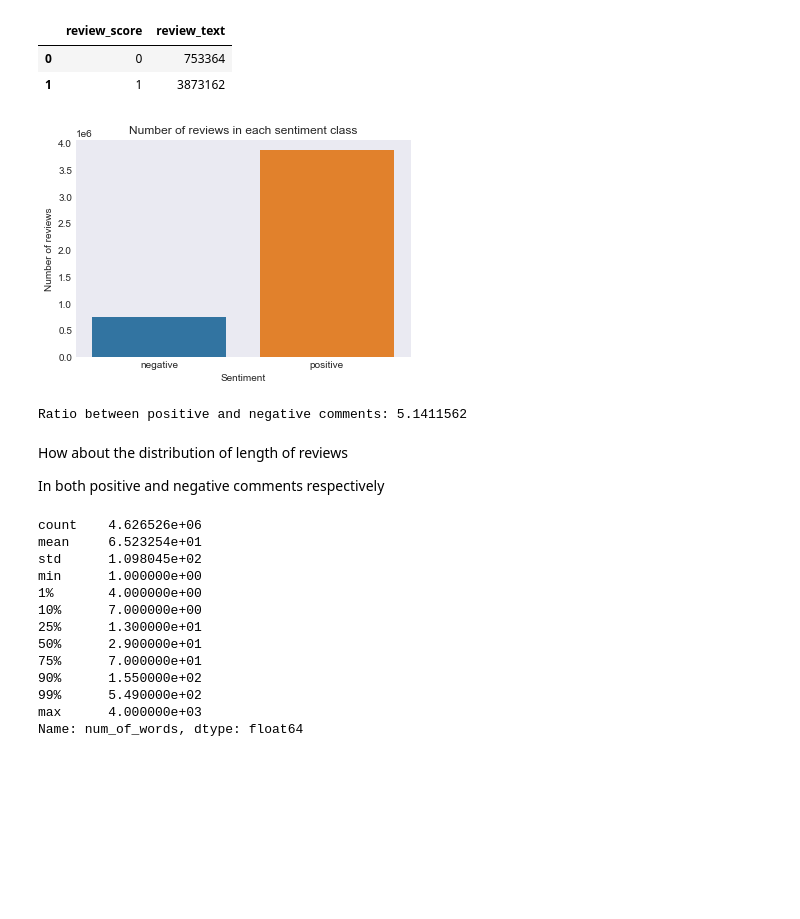
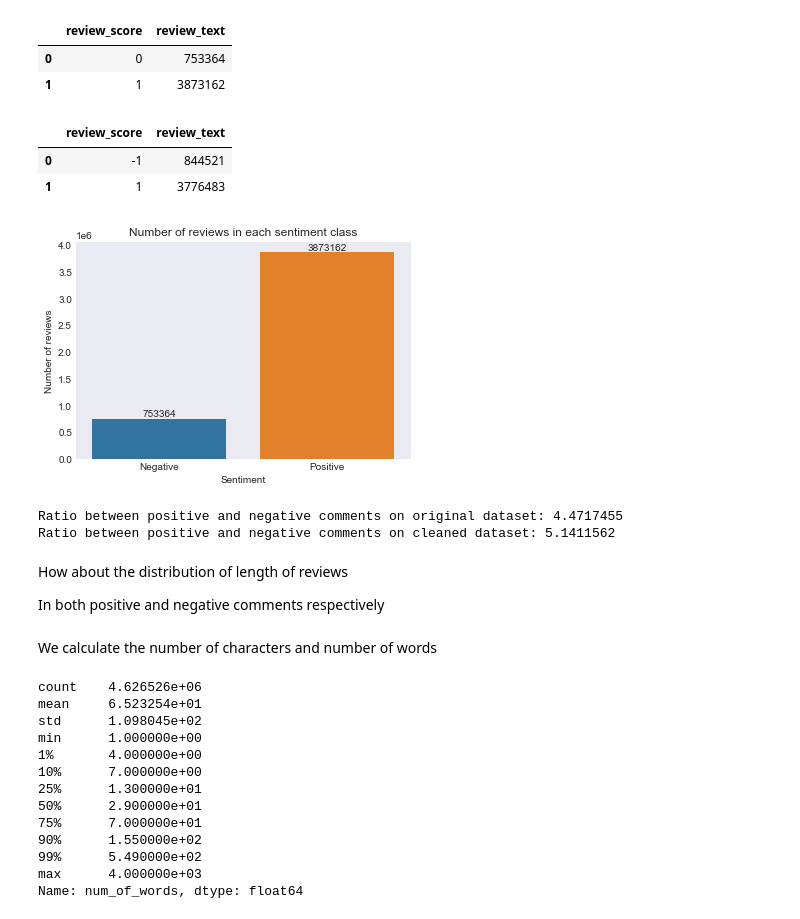
Before and after one commit to JackyLee1230/FYP, a Jupyter notebook: NLP/dev-workspace/sa/eda.ipynb, the cells around one changed output. Drawn from its saved outputs; the diff is of its cells as text; code cells hidden in the pictures; blank space fills up the shorter version.

```diff
--- a/NLP/dev-workspace/sa/eda.ipynb
+++ b/NLP/dev-workspace/sa/eda.ipynb
@@ -42,6 +50,10 @@ dataset['review_text'] = dataset['review_text'].astype('str')
 
 # drop any duplicate just in case
 dataset = dataset.drop_duplicates(keep='first')
+# %%
+# create a column counting number of characters in each review
+dataset['char_count'] = dataset['review_text'].apply(len)
+dataset_original['char_count'] = dataset_original['review_text'].apply(len)
 # %% [markdown]
 We will see the ratio between positive and negative reviews
 # %%
@@ -51,30 +63,45 @@ temp.style.background_gradient(cmap='Purples')
 |  | review_score | review_text |
 | 0 | 0 | 753364 |
 | 1 | 1 | 3873162 |
+# %%
+temp2 = dataset_original.groupby('review_score').count()['review_text'].reset_index().sort_values(by='review_score',ascending=True)
+temp2.style.background_gradient(cmap='Purples')
+# %% [output]
+|  | review_score | review_text |
+| 0 | -1 | 844521 |
+| 1 | 1 | 3776483 |
 # %%
 # plot a bar chart with seaborn
 
 plt.style.use('seaborn-v0_8-dark')
 ax = sns.barplot(temp, x=['negative','positive'], y='review_text')
 ax.set_title('Number of reviews in each sentiment class')
 ax.set(xlabel='Sentiment', ylabel='Number of reviews')
-plt.show()
+ax.set_xticklabels(['Negative','Positive'])
+ax.bar_label(ax.containers[0], fmt='%d', label_type='edge')
 
 # save the plot
 fig = ax.get_figure()
-fig.savefig(Path.joinpath(eda_graphs_path, 'sentiment_distribution.png'), dpi=300)
+fig.savefig(Path.joinpath(eda_graphs_path, 'sentiment_distribution.png'), dpi=300, bbox_inches='tight', facecolor='w')
 # %% [output]
-[figure, old version]
+[figure, new version]
 # %%
-print("Ratio between positive and negative comments: {:.8}".format(
+print("Ratio between positive and negative comments on original dataset: {:.8}".format(
+    float(len(dataset_original[dataset_original['review_score'] == 1]) / len(dataset_original[dataset_original['review_score'] == -1]))
+))
+
+print("Ratio between positive and negative comments on cleaned dataset: {:.8}".format(
     float(len(dataset[dataset['review_score'] == 1]) / len(dataset[dataset['review_score'] == 0]))
 ))
 # %% [output]
-Ratio between positive and negative comments: 5.1411562
+Ratio between positive and negative comments on original dataset: 4.4717455
+Ratio between positive and negative comments on cleaned dataset: 5.1411562
 # %% [markdown]
 How about the distribution of length of reviews
 
 In both positive and negative comments respectively
+# %% [markdown]
+We calculate the number of characters and number of words
 # %%
 # first have all comments together
 
```
Also changed, not shown: parts of 2 cells of this notebook, 3 other files.
